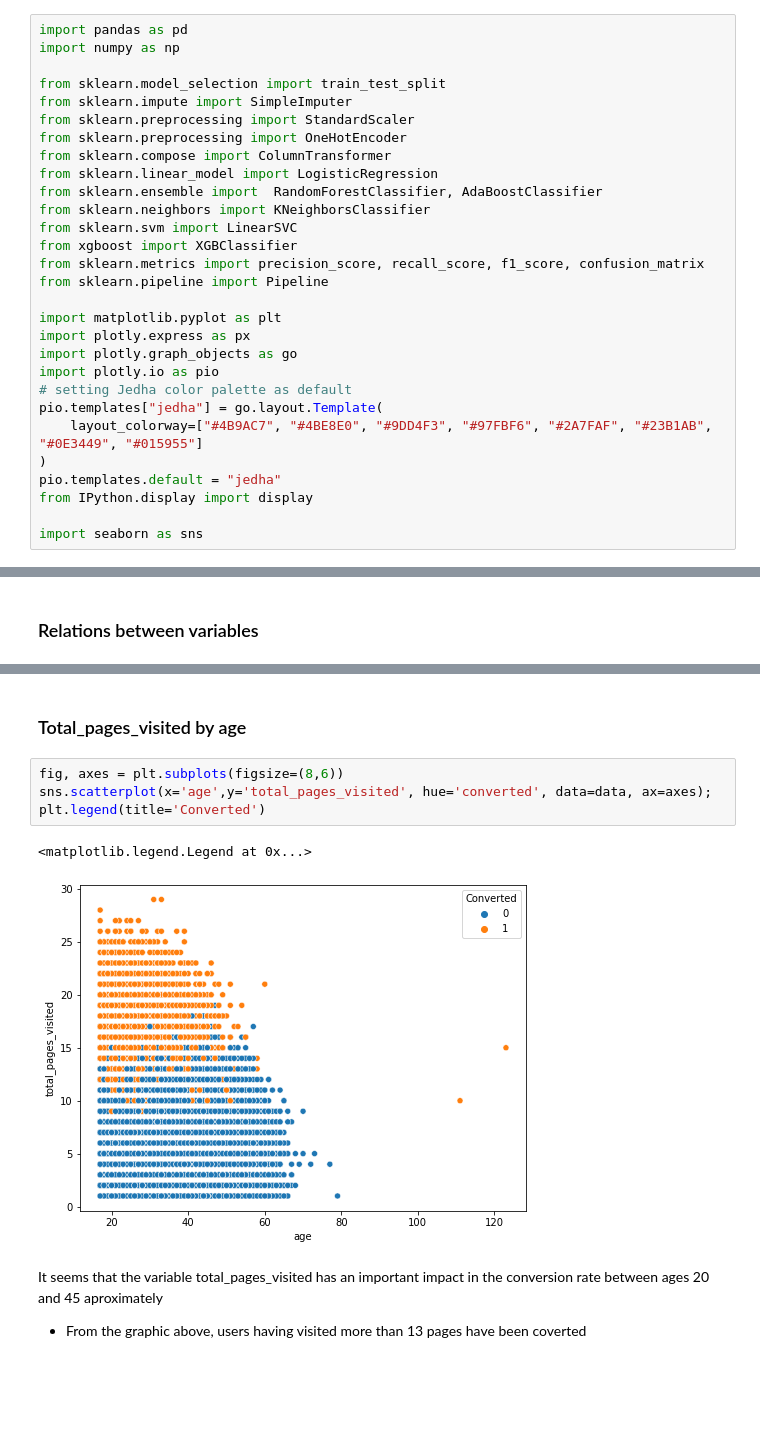
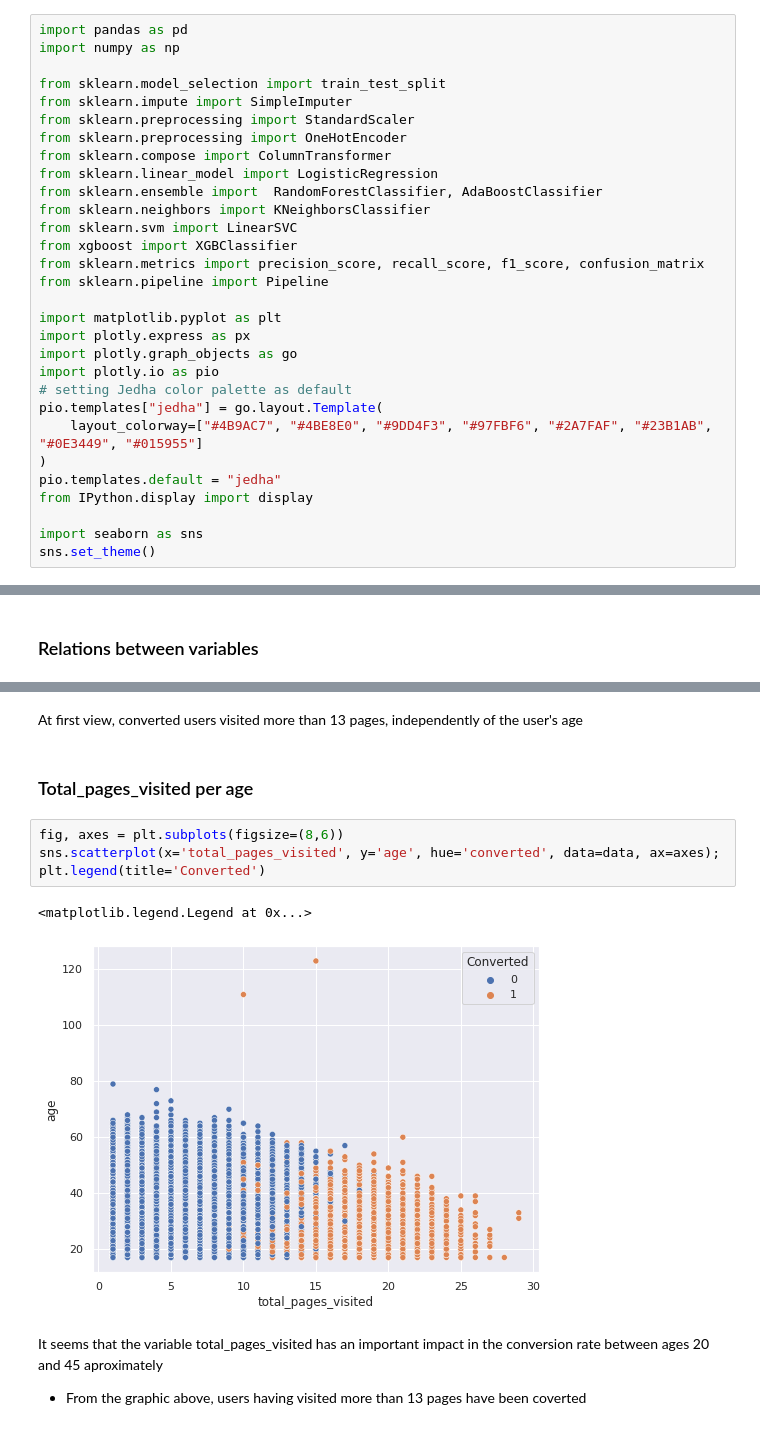
Before and after one commit to pattypooh/pez-jedha, a Jupyter notebook: 05-conversion-rate/notebooks/01-eda.ipynb, the cells around one changed output, grey strips where cells are left out. Drawn from its saved outputs; the diff is of its cells as text; blank space fills up the shorter version.

```diff
--- a/05-conversion-rate/notebooks/01-eda.ipynb
+++ b/05-conversion-rate/notebooks/01-eda.ipynb
@@ -32,6 +32,7 @@ pio.templates.default = "jedha"
 from IPython.display import display
 
 import seaborn as sns
+sns.set_theme()
 # %% [markdown]
 ## 1. EDA
 # %%
@@ -135,12 +135,14 @@ sns.pairplot( hue='converted', data=data_sample)
+# %% [markdown]
+At first view, converted users visited more than 13 pages, independently of the user's age
 # %% [markdown]
-### Total_pages_visited by age
+### Total_pages_visited per age
 # %%
 fig, axes = plt.subplots(figsize=(8,6))
-sns.scatterplot(x='age',y='total_pages_visited', hue='converted', data=data, ax=axes);
+sns.scatterplot(x='total_pages_visited', y='age', hue='converted', data=data, ax=axes);
 plt.legend(title='Converted')
 # %% [output]
 <matplotlib.legend.Legend at 0x...>
-[figure, old version]
+[figure, new version]
 # %% [markdown]
  It seems that the variable total_pages_visited has an important impact in the conversion rate between ages 20 and 45 aproximately
 - From the graphic above, users having visited more than 13 pages have been coverted
```
Also changed, not shown: parts of 11 cells of this notebook.
